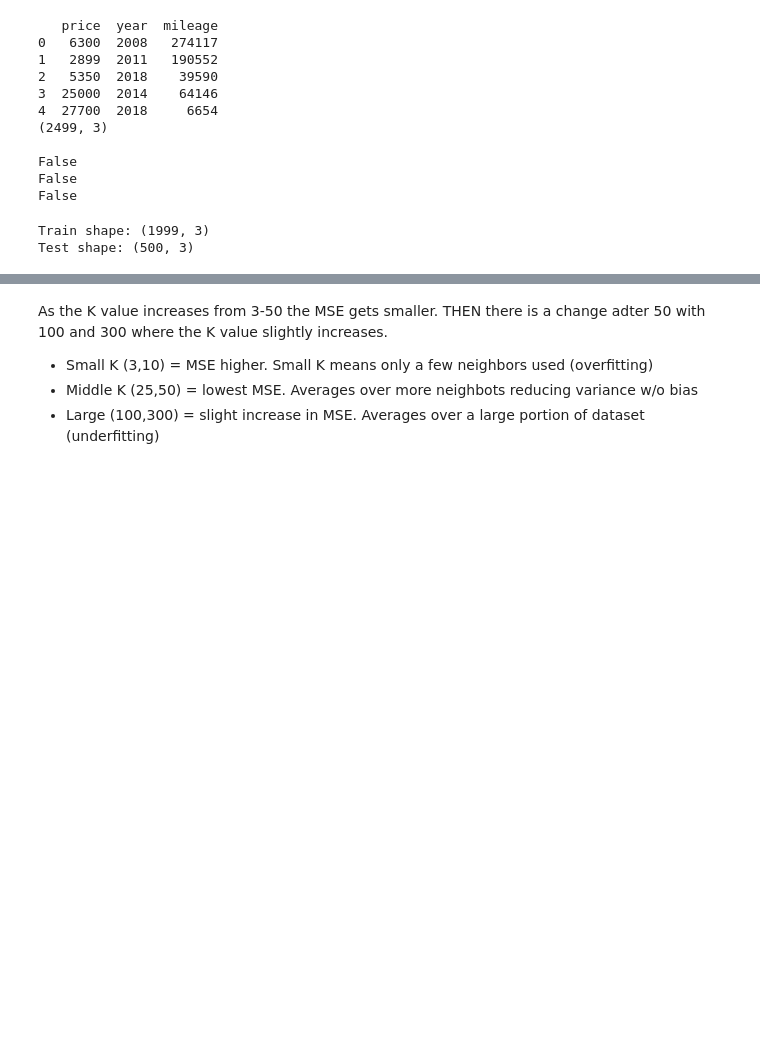
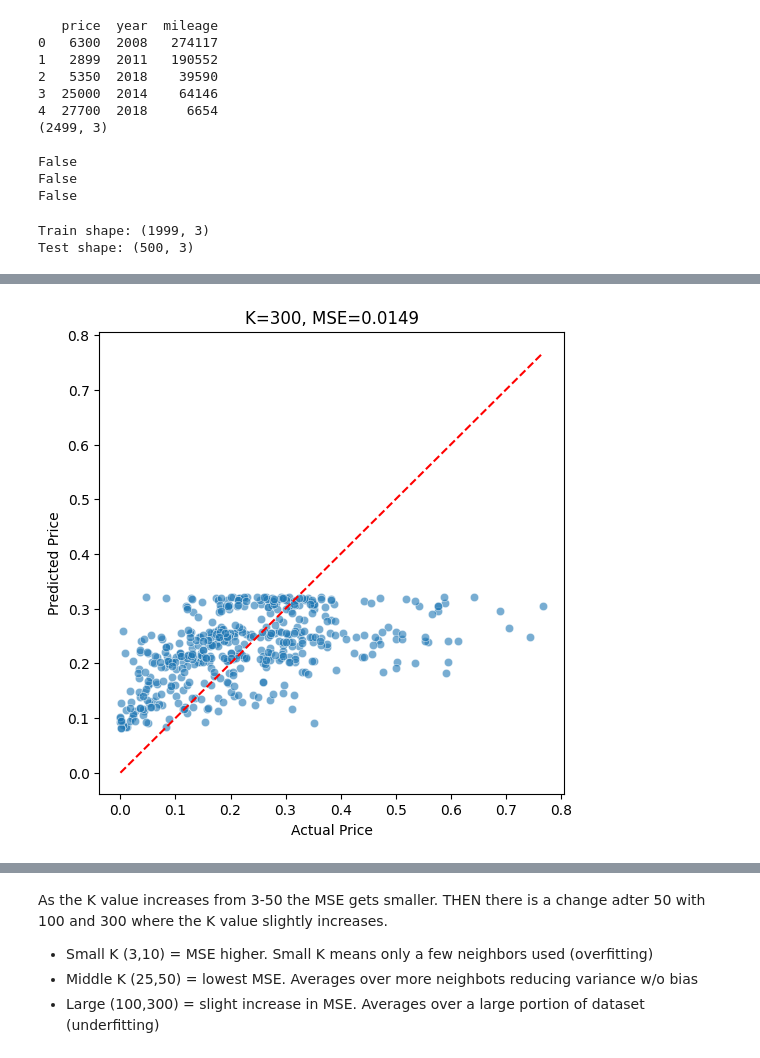
Before and after one commit to nladocsi/knn_assignment, a Jupyter notebook: assignment_knn.ipynb, the cells around one changed output, grey strips where cells are left out. Saved outputs shown, nothing was run; the diff lists cells and outputs as text; code cells hidden in the pictures; blank space fills up the shorter version.

```diff
--- a/assignment_knn.ipynb
+++ b/assignment_knn.ipynb
@@ -123,0 +139,12 @@ K=300, MSE=0.0149
+# %%
+plt.figure(figsize=(6,6))
+sns.scatterplot(x=eval['price'], y=preds, alpha=0.6)
+plt.plot([eval['price'].min(), eval['price'].max()],
+             [eval['price'].min(), eval['price'].max()],
+             color='red', linestyle='--')
+plt.xlabel("Actual Price")
+plt.ylabel("Predicted Price")
+plt.title(f"K={k}, MSE={mse:.4f}")
+plt.show()
+# %% [output]
+[figure, added]
```
Also changed, not shown: parts of 4 cells of this notebook.
